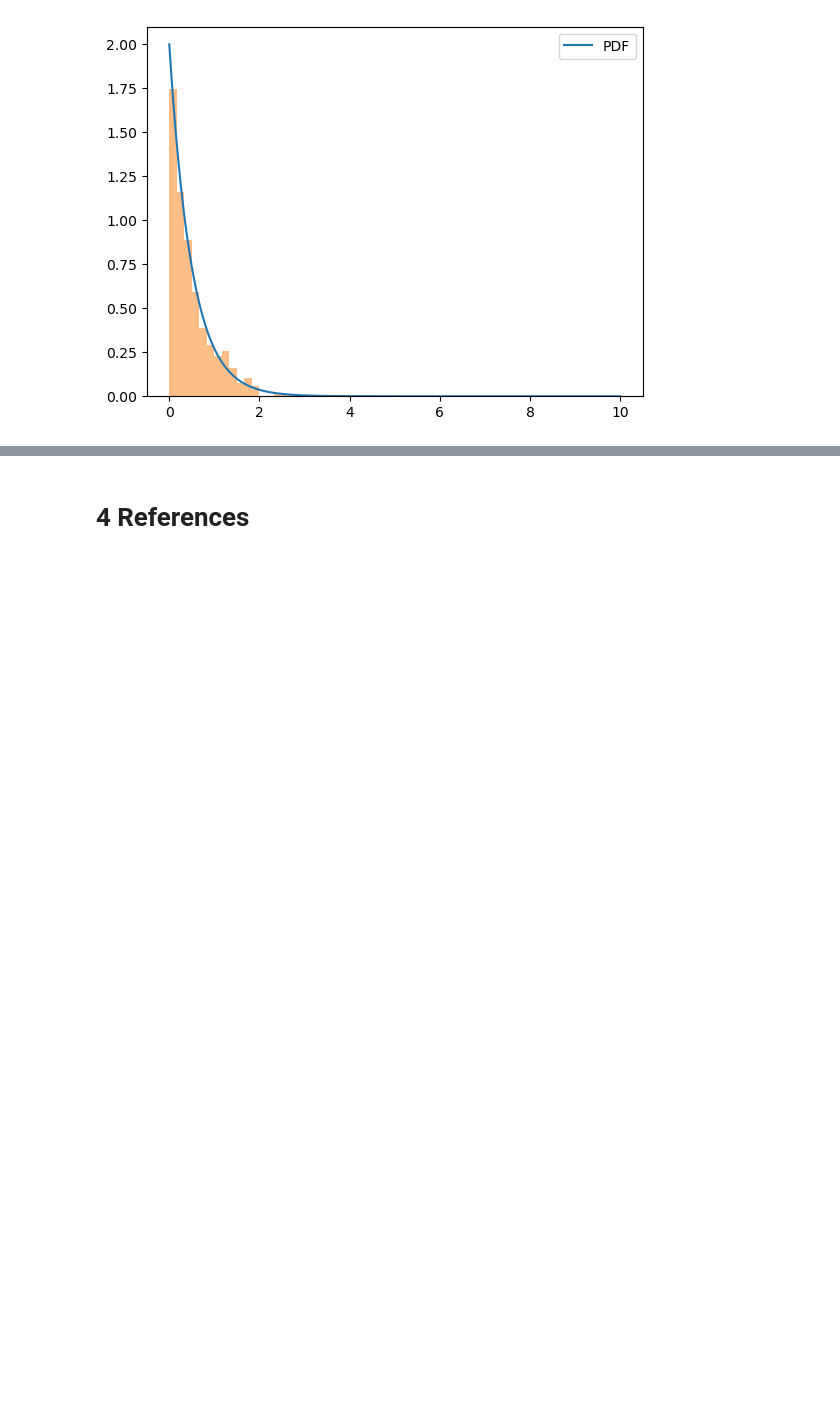
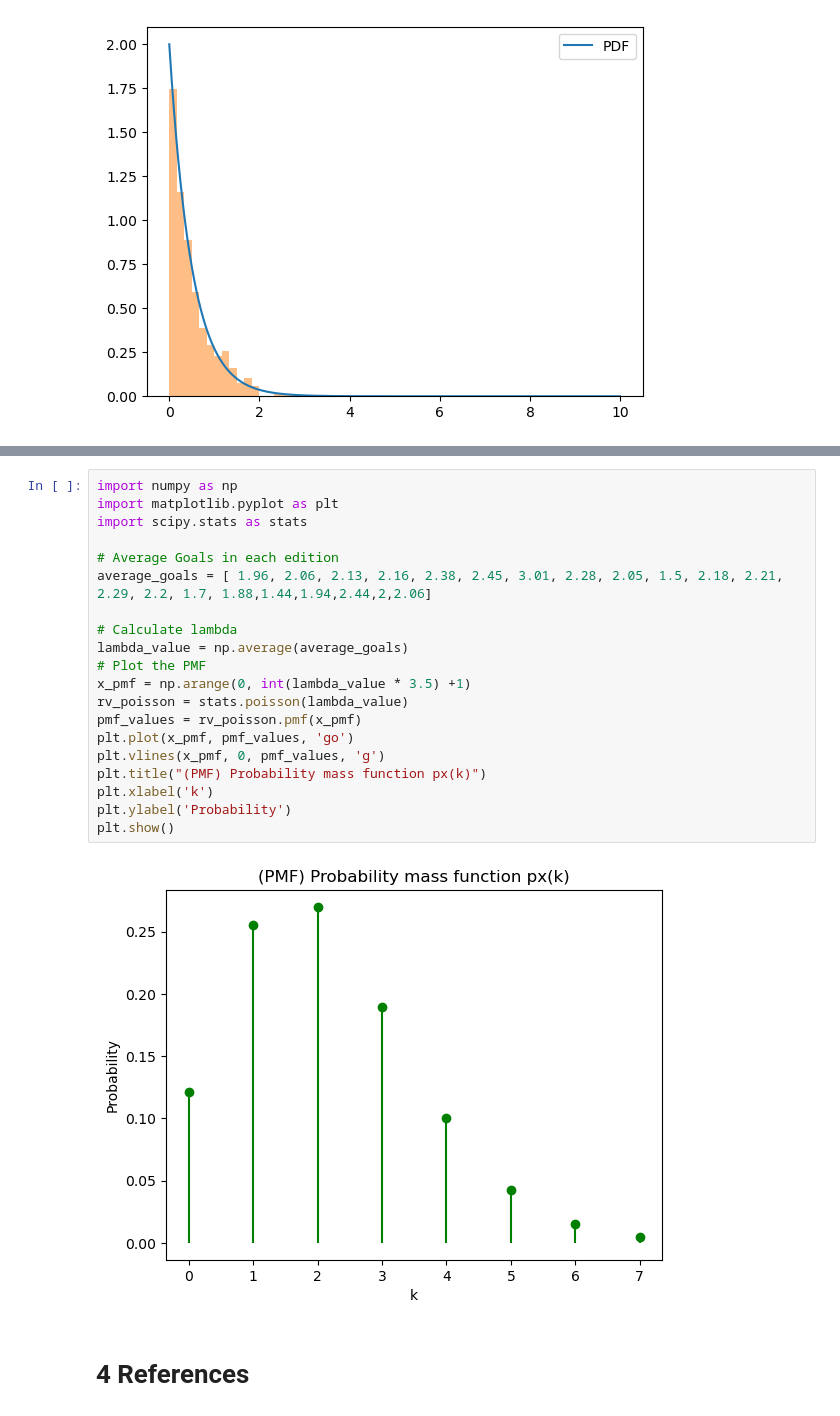
Before and after one commit to shabbann/probability-project, a Jupyter notebook: Math Project.ipynb, the cells around one changed output, grey strips where cells are left out. Drawn from its saved outputs; the diff is of its cells as text; blank space fills up the shorter version.

```diff
--- a/Math Project.ipynb
+++ b/Math Project.ipynb
@@ -815,2 +840,24 @@ plt.show()
+# %%
+import numpy as np
+import matplotlib.pyplot as plt
+import scipy.stats as stats
+
+# Average Goals in each edition
+average_goals = [ 1.96, 2.06, 2.13, 2.16, 2.38, 2.45, 3.01, 2.28, 2.05, 1.5, 2.18, 2.21, 2.29, 2.2, 1.7, 1.88,1.44,1.94,2.44,2,2.06]
+
+# Calculate lambda
+lambda_value = np.average(average_goals)
+# Plot the PMF
+x_pmf = np.arange(0, int(lambda_value * 3.5) +1)
+rv_poisson = stats.poisson(lambda_value)
+pmf_values = rv_poisson.pmf(x_pmf)
+plt.plot(x_pmf, pmf_values, 'go')
+plt.vlines(x_pmf, 0, pmf_values, 'g')
+plt.title("(PMF) Probability mass function px(k)")
+plt.xlabel('k')
+plt.ylabel('Probability')
+plt.show()
+# %% [output]
+[figure, added]
 # %% [markdown]
 # 4 References
```
Also changed, not shown: parts of 4 cells of this notebook.
